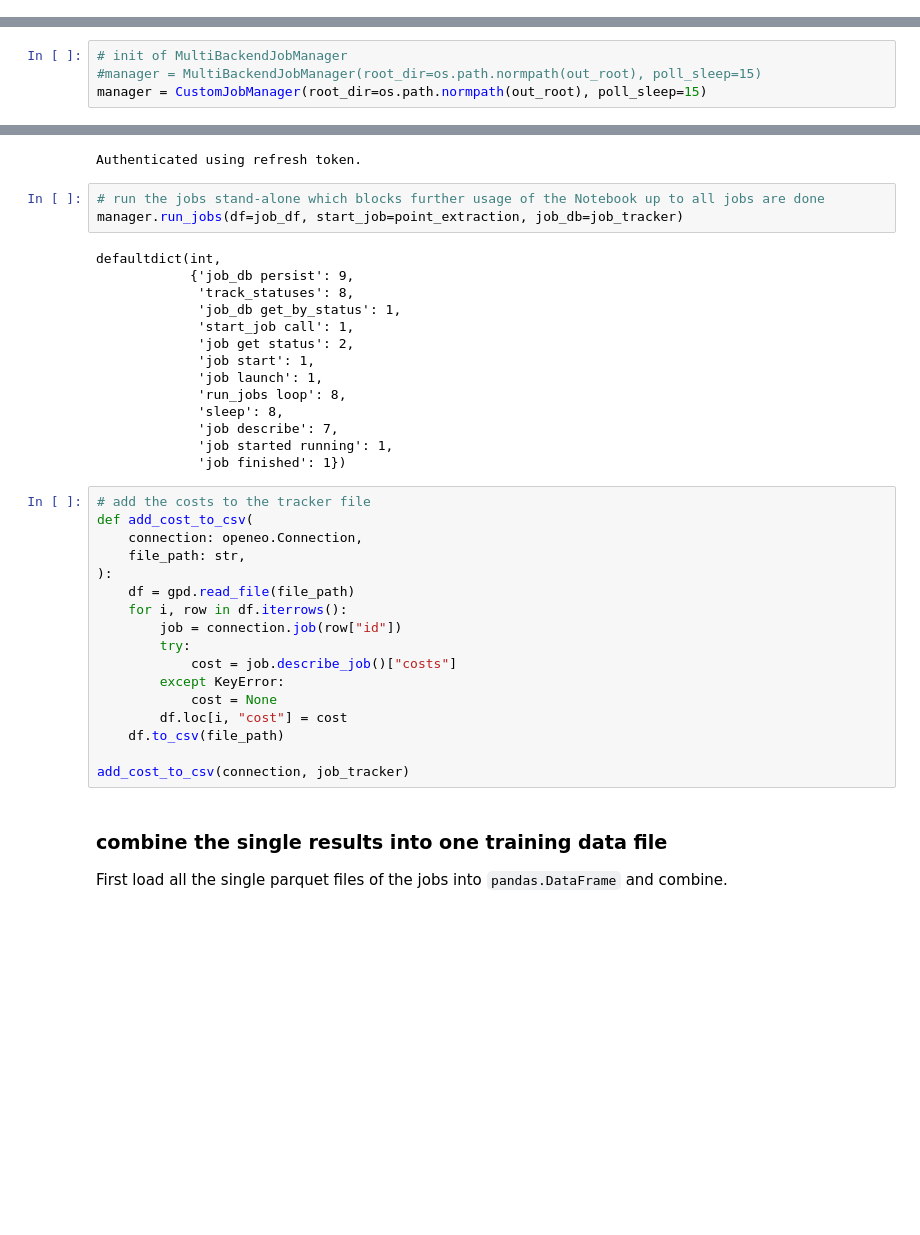
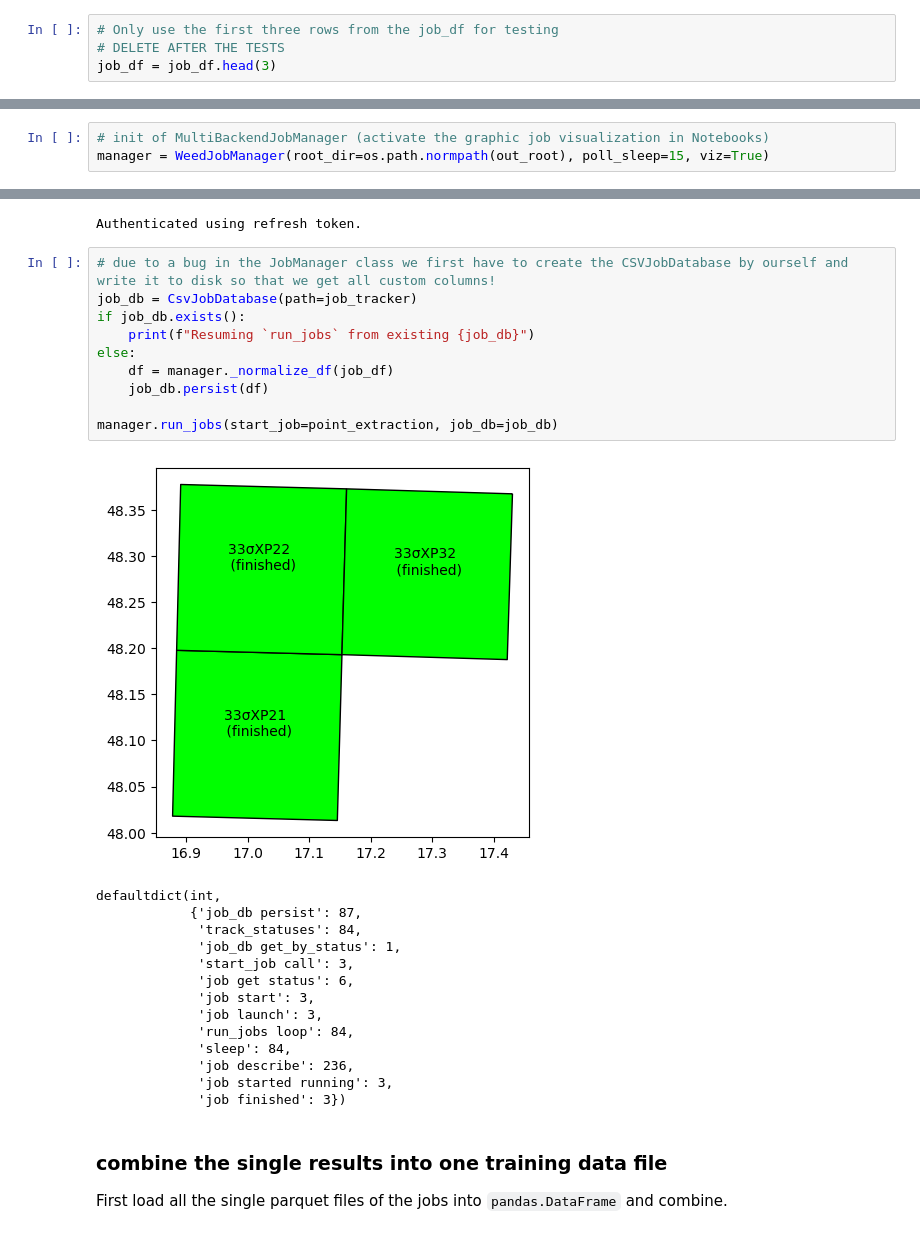
Before and after one commit to ESA-WEED-project/eo_processing, a Jupyter notebook: notebooks/example_SK-TD-points_full-feature_extraction.ipynb, the cells around one changed output, grey strips where cells are left out. Saved outputs shown, nothing was run; the diff lists cells and outputs as text; blank space fills up the shorter version.

```diff
--- a/notebooks/example_SK-TD-points_full-feature_extraction.ipynb
+++ b/notebooks/example_SK-TD-points_full-feature_extraction.ipynb
@@ -275,6 +286,10 @@ test_num = 6
 out_root = os.path.normpath(r'\\netapp03.vgt.vito.be\people_vol1\tests\openeo\point_extraction')
 out_root = os.path.join(out_root, f'test_v{str(test_num)}')
 os.makedirs(out_root, exist_ok=True)
+# %%
+# Only use the first three rows from the job_df for testing
+# DELETE AFTER THE TESTS
+job_df = job_df.head(3)
 # %%
 # generate a unique name for the job tracker database (here: CSV file)
 job_tracker = os.path.normpath(os.path.join(out_root, f'job_tracker_point-extraction_v{str(test_num)}.csv'))
@@ -307,7 +296,6 @@ class CustomJobManager(MultiBackendJobManager):
 # %%
-# init of MultiBackendJobManager
-#manager = MultiBackendJobManager(root_dir=os.path.normpath(out_root), poll_sleep=15)
-manager = CustomJobManager(root_dir=os.path.normpath(out_root), poll_sleep=15)
+# init of MultiBackendJobManager (activate the graphic job visualization in Notebooks)
+manager = WeedJobManager(root_dir=os.path.normpath(out_root), poll_sleep=15, viz=True)
 # %%
 # create a connection to backend and add this active backend to the jobmanager
 backend = 'cdse'  # also possible: cdse-stagging, terrascope, development, creodias, sentinelhub
@@ -316,39 +304,30 @@ manager.add_backend(backend, connection=connection, parallel_jobs=6)
 # %% [output]
 Authenticated using refresh token.
 # %%
-# run the jobs stand-alone which blocks further usage of the Notebook up to all jobs are done
-manager.run_jobs(df=job_df, start_job=point_extraction, job_db=job_tracker)
+# due to a bug in the JobManager class we first have to create the CSVJobDatabase by ourself and write it to disk so that we get all custom columns!
+job_db = CsvJobDatabase(path=job_tracker)
+if job_db.exists():
+    print(f"Resuming `run_jobs` from existing {job_db}")
+else:
+    df = manager._normalize_df(job_df)
+    job_db.persist(df)
+
+manager.run_jobs(start_job=point_extraction, job_db=job_db)
 # %% [output]
+[figure, added]
 defaultdict(int,
-            {'job_db persist': 9,
-             'track_statuses': 8,
+            {'job_db persist': 87,
+             'track_statuses': 84,
              'job_db get_by_status': 1,
-             'start_job call': 1,
-             'job get status': 2,
-             'job start': 1,
-             'job launch': 1,
-             'run_jobs loop': 8,
-             'sleep': 8,
-             'job describe': 7,
-             'job started running': 1,
-             'job finished': 1})
+             'start_job call': 3,
+             'job get status': 6,
+             'job start': 3,
+             'job launch': 3,
+             'run_jobs loop': 84,
+             'sleep': 84,
+             'job describe': 236,
+             'job started running': 3,
+             'job finished': 3})
-# %%
-# add the costs to the tracker file
-def add_cost_to_csv(
-    connection: openeo.Connection,
-    file_path: str,
-):
-    df = gpd.read_file(file_path)
-    for i, row in df.iterrows():
-        job = connection.job(row["id"])
-        try:
-            cost = job.describe_job()["costs"]
-        except KeyError:
-            cost = None
-        df.loc[i, "cost"] = cost
-    df.to_csv(file_path)
-
-add_cost_to_csv(connection, job_tracker)
 # %% [markdown]
 ### combine the single results into one training data file
 First load all the single parquet files of the jobs into `pandas.DataFrame` and combine.
```
Also changed, not shown: parts of 18 cells of this notebook, 1 other file.
